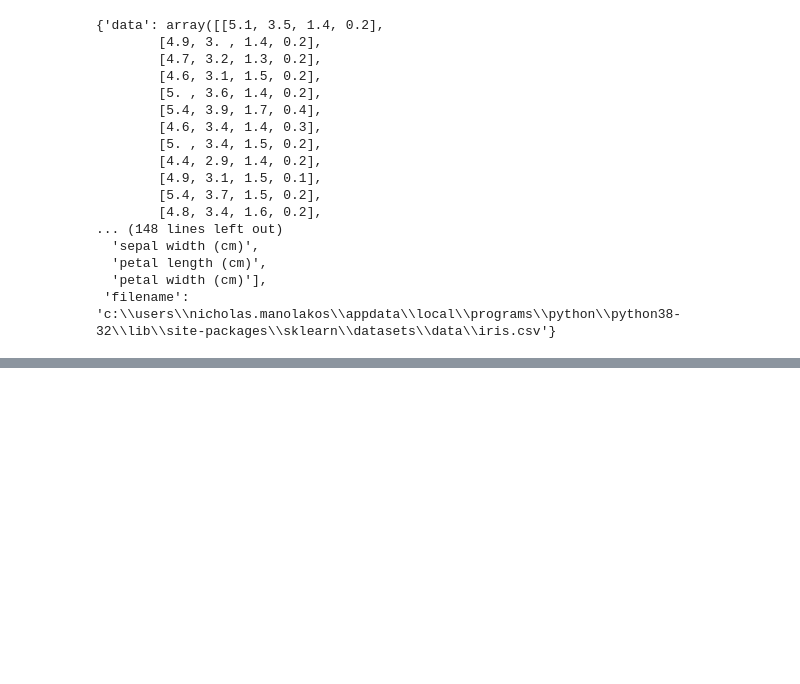
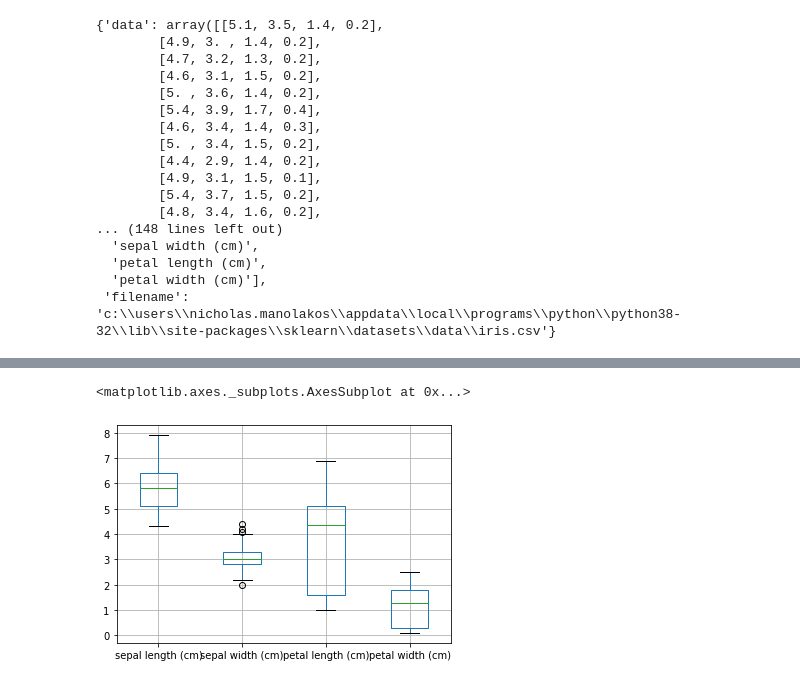
Before and after one commit to questsin/cheats, a Jupyter notebook: cheatsheets/py/jupyter/106.py.scikit.ipynb, the cells around one changed output, grey strips where cells are left out. Cells and saved outputs as stored; diff of their text form; code cells hidden in the pictures; blank space fills up the shorter version.

```diff
--- a/cheatsheets/py/jupyter/106.py.scikit.ipynb
+++ b/cheatsheets/py/jupyter/106.py.scikit.ipynb
@@ -52,5 +52,5 @@ display(iris)
   'petal width (cm)'],
  'filename': 'c:\\users\\nicholas.manolakos\\appdata\\local\\programs\\python\\python38-32\\lib\\site-packages\\sklearn\\datasets\\data\\iris.csv'}
 # %%
-x = iris.data
-vnames = iris.feature_names
+iris_df = pd.DataFrame(iris.data, columns = iris.feature_names)
+display(iris_df)
@@ -56,0 +71,5 @@ vnames = iris.feature_names
+# %%
+iris_df.boxplot()
+# %% [output]
+<matplotlib.axes._subplots.AxesSubplot at 0x...>
+[figure, added]
```
Also changed, not shown: parts of 3 cells of this notebook, 12 other files.
